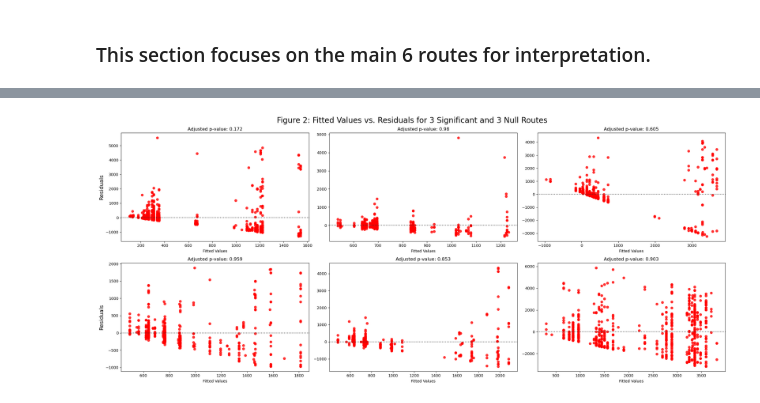
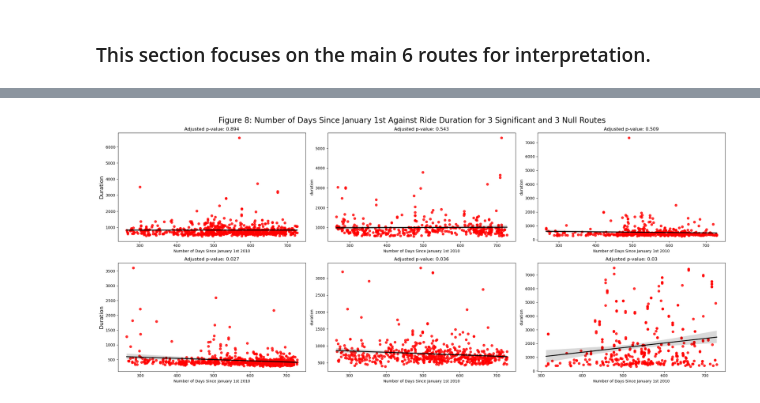
Before and after one commit to GabeNicholson/Predicting-Bikepath-Changes-With-FDR-Control, a Jupyter notebook: (2) Model Prediction.ipynb, the cells around one changed output, grey strips where cells are left out. Drawn from its saved outputs; the diff is of its cells as text; code cells hidden in the pictures.

```diff
--- a/(2) Model Prediction.ipynb
+++ b/(2) Model Prediction.ipynb
@@ -412,55 +415,61 @@ array([803, 673, 785, 952, 795, 937])
+# %%
+non_significant_routes = [200,100, 220]
+duration = []
+days_since = []
+for i in non_significant_routes[:3]:
+    route = reg_df.route.unique()[i]
+    mask = reg_df[reg_df['route'] == route]
+    days_since.append(mask['days_since_jan1_2010'])
+    duration.append(mask['duration'])
+
+for i in significant_routes[:3]:
+    route = reg_df.route.unique()[i]
+    mask = reg_df[reg_df['route'] == route]
+    days_since.append(mask['days_since_jan1_2010'])
+    duration.append(mask['duration'])
 # %%
 fig, axes = plt.subplots(2, 3, figsize=(23, 10))
-p = sns.residplot(ax=axes[0, 0], x=model_results[0].fittedvalues, y=model_results[0].resid, line_kws={
+p = sns.regplot(ax=axes[0, 0], x=days_since[0], y=duration[0], line_kws={
                 "color": "black"}, scatter_kws={"color": "red"})
+p.set_ylabel('Duration', fontsize=14)
+axes[0, 0].set_title(
+    f'Adjusted p-value: {np.around(corrected_pvals[non_significant_routes[0]],3)}')
+p.set_xlabel('Number of Days Since January 1st 2010')
 
-p.set_ylabel('Residuals', fontsize=14)
-axes[0, 0].set_title(
+p = sns.regplot(ax=axes[0, 1], x=days_since[1], y=duration[1], line_kws={
+                "color": "black"}, scatter_kws={"color": "red"})
+axes[0, 1].set_title(
+    f'Adjusted p-value: {np.around(corrected_pvals[non_significant_routes[1]],3)}')
+p.set_xlabel('Number of Days Since January 1st 2010')
+
+p = sns.regplot(ax=axes[0, 2], x=days_since[2], y=duration[2], line_kws={
+                "color": "black"}, scatter_kws={"color": "red"})
+axes[0, 2].set_title(
+    f'Adjusted p-value: {np.around(corrected_pvals[non_significant_routes[2]],3)}')
+p.set_xlabel('Number of Days Since January 1st 2010')
+
+p = sns.regplot(ax=axes[1, 0], x=days_since[3], y=duration[3], line_kws={
+                "color": "black"}, scatter_kws={"color": "red"})
+axes[1, 0].set_title(
     f'Adjusted p-value: {np.around(corrected_pvals[significant_routes[0]],3)}')
+p.set_ylabel('Duration', fontsize=14)
+p.set_xlabel('Number of Days Since January 1st 2010')
 
-p.set_xlabel('Fitted Values')
+p = sns.regplot(ax=axes[1, 1], x=days_since[4], y=duration[4], line_kws={
+                "color": "black"}, scatter_kws={"color": "red"})
+axes[1, 1].set_title(
+    f'Adjusted p-value: {np.around(corrected_pvals[significant_routes[1]],3)}')
+p.set_xlabel('Number of Days Since January 1st 2010')
+
+p = sns.regplot(ax=axes[1, 2], x=days_since[5], y=duration[5], line_kws={
+                "color": "black"}, scatter_kws={"color": "red"})
+axes[1, 2].set_title(
+    f'Adjusted p-value: {np.around(corrected_pvals[significant_routes[2]],3)}')
+p.set_xlabel('Number of Days Since January 1st 2010')
 
 
-p = sns.residplot(ax=axes[0, 1], x=model_results[1].fittedvalues, y=model_results[1].resid, line_kws={
-                "color": "black"}, scatter_kws={"color": "red"})
-axes[0, 1].set_title(
-    f'Adjusted p-value: {np.around(corrected_pvals[significant_routes[1]],3)}')
-
-p.set_xlabel('Fitted Values')
-
-p = sns.residplot(ax=axes[0, 2], x=model_results[2].fittedvalues, y=model_results[2].resid, line_kws={
-                "color": "black"}, scatter_kws={"color": "red"})
-axes[0, 2].set_title(
-    f'Adjusted p-value: {np.around(corrected_pvals[significant_routes[2]],3)}')
-
-p.set_xlabel('Fitted Values')
-
-
-p = sns.residplot(ax=axes[1, 0], x=model_results[3].fittedvalues, y=model_results[3].resid, line_kws={
-                "color": "black"}, scatter_kws={"color": "red"})
-axes[1, 0].set_title(
-    f'Adjusted p-value: {np.around(corrected_pvals[significant_routes[3]],3)}')
-p.set_ylabel('Residuals', fontsize=14)
-p.set_xlabel('Fitted Values')
-
-
-p = sns.residplot(ax=axes[1, 1], x=model_results[4].fittedvalues, y=model_results[4].resid, line_kws={
-                "color": "black"}, scatter_kws={"color": "red"})
-axes[1, 1].set_title(
-    f'Adjusted p-value: {np.around(corrected_pvals[significant_routes[4]],3)}')
-p.set_xlabel('Fitted Values')
-
-p = sns.residplot(ax=axes[1, 2], x=model_results[5].fittedvalues, y=model_results[5].resid, line_kws={
-                "color": "black"}, scatter_kws={"color": "red"})
-axes[1, 2].set_title(
-    f'Adjusted p-value: {np.around(corrected_pvals[significant_routes[5]],3)}')
-
-p.set_xlabel('Fitted Values')
-
-
-plt.suptitle('Figure 2: Fitted Values vs. Residuals for 3 Significant and 3 Null Routes', fontsize=20)
+plt.suptitle('Figure 8: Number of Days Since January 1st Against Ride Duration for 3 Significant and 3 Null Routes', fontsize=20)
 plt.tight_layout()
-
-plt.savefig('fig2.png')
+# plt.savefig('fig8.png')
 # %% [output]
-[figure, old version]
+[figure, new version]
```
Also changed, not shown: parts of 15 cells of this notebook, 1 other file.
